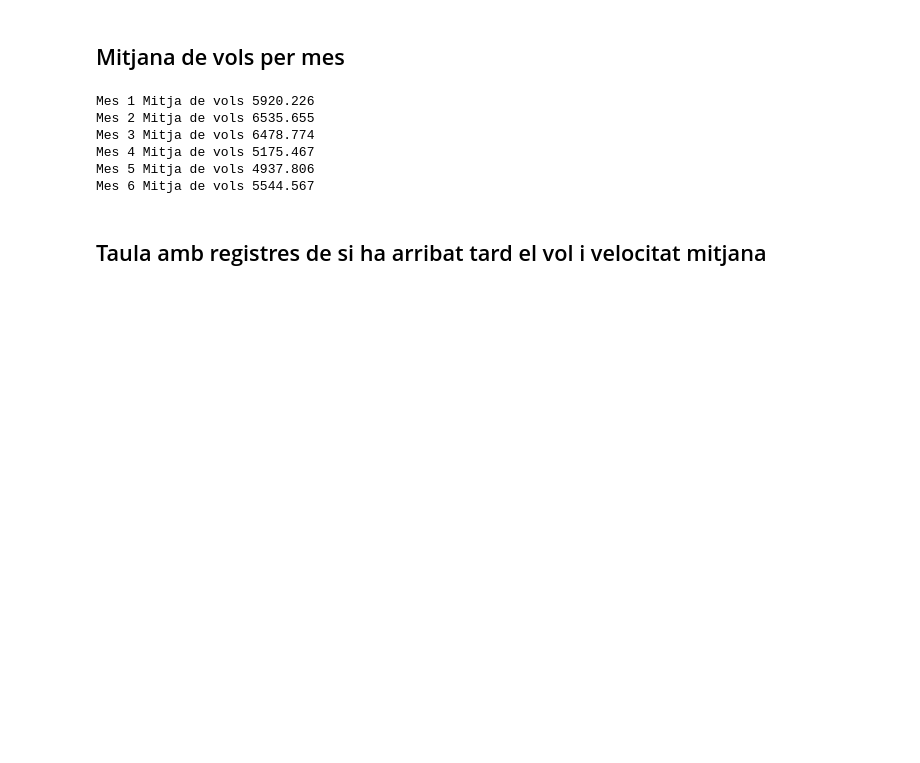
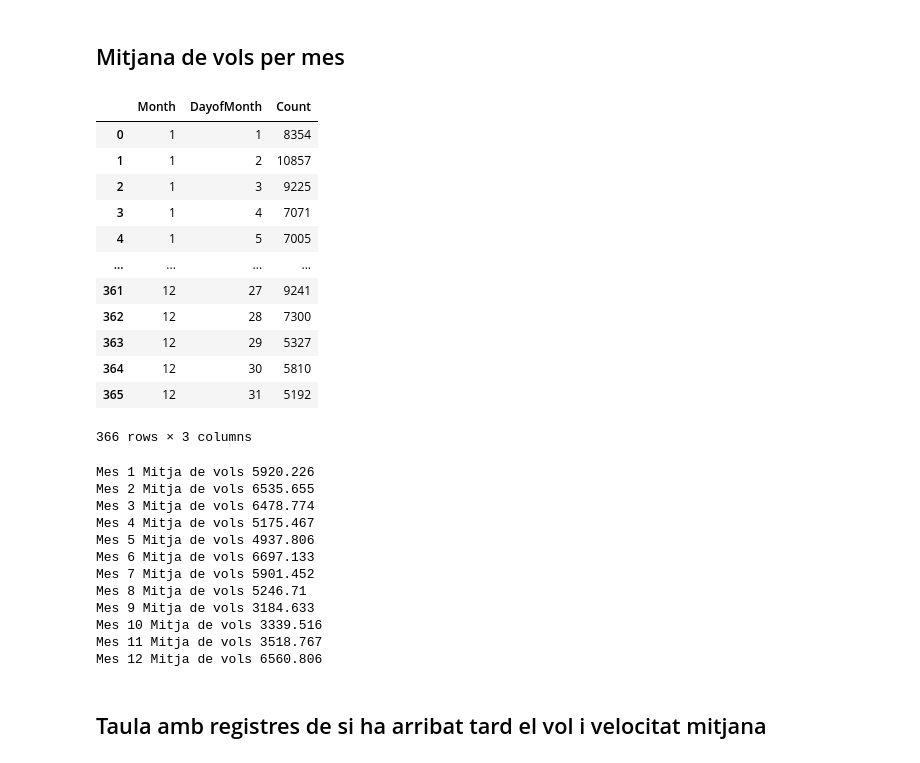
Before and after one commit to AdriaMoreno1994/visualitzaci-_explorat-ria, a Jupyter notebook: exploracio_de_dades.ipynb, the cells around one changed output. Saved outputs shown, nothing was run; the diff lists cells and outputs as text; code cells hidden in the pictures; blank space fills up the shorter version.

```diff
--- a/exploracio_de_dades.ipynb
+++ b/exploracio_de_dades.ipynb
@@ -39,19 +44,39 @@ AirTime 0.43304 %
 ## Mitjana de vols per mes
 # %%
 grouped = df.groupby(['Month','DayofMonth'])['DayofMonth'].agg(lambda x: x.count()).reset_index(name='Count')
+display(grouped)
 grouped2 = grouped.groupby('Month')['Count'].agg(lambda y: y.mean()).reset_index(name='MeanByMonth')
 mean= grouped2['MeanByMonth']
 df['MeanByMonth']=mean
 df['NumOfFlightByDay']=grouped['Count']
 for i, g in mean.items():
  print('Mes', i+1,'Mitja de vols',round(g,3))
 # %% [output]
+|  | Month | DayofMonth | Count |
+| 0 | 1 | 1 | 8354 |
+| 1 | 1 | 2 | 10857 |
+| 2 | 1 | 3 | 9225 |
+| 3 | 1 | 4 | 7071 |
+| 4 | 1 | 5 | 7005 |
+| ... | ... | ... | ... |
+| 361 | 12 | 27 | 9241 |
+| 362 | 12 | 28 | 7300 |
+| 363 | 12 | 29 | 5327 |
+| 364 | 12 | 30 | 5810 |
+| 365 | 12 | 31 | 5192 |
-Mes 1 Mitja de vols 5920.226
-Mes 2 Mitja de vols 6535.655
-Mes 3 Mitja de vols 6478.774
-Mes 4 Mitja de vols 5175.467
-Mes 5 Mitja de vols 4937.806
-Mes 6 Mitja de vols 5544.567
+366 rows × 3 columns
+Mes 1 Mitja de vols 5920.226
+Mes 2 Mitja de vols 6535.655
+Mes 3 Mitja de vols 6478.774
+Mes 4 Mitja de vols 5175.467
+Mes 5 Mitja de vols 4937.806
+Mes 6 Mitja de vols 6697.133
+Mes 7 Mitja de vols 5901.452
+Mes 8 Mitja de vols 5246.71
+Mes 9 Mitja de vols 3184.633
+Mes 10 Mitja de vols 3339.516
+Mes 11 Mitja de vols 3518.767
+Mes 12 Mitja de vols 6560.806
 # %% [markdown]
 ## Taula amb registres de si ha arribat tard el vol i velocitat mitjana
 # %%
```
Also changed, not shown: parts of 5 cells of this notebook.
